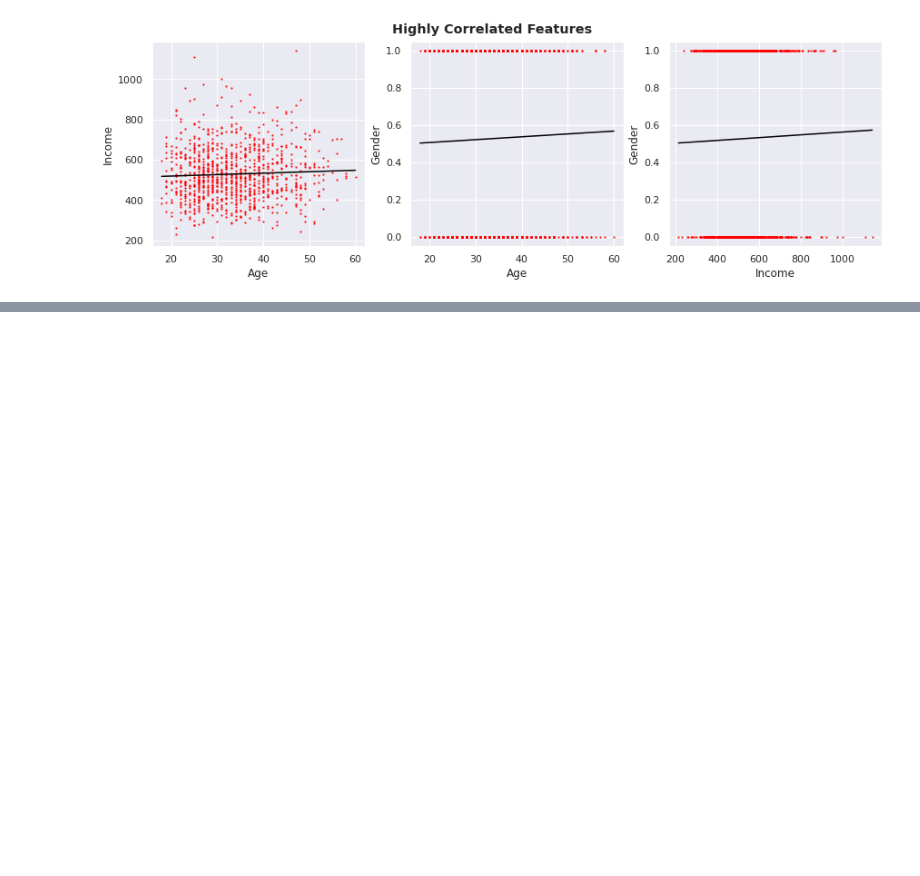
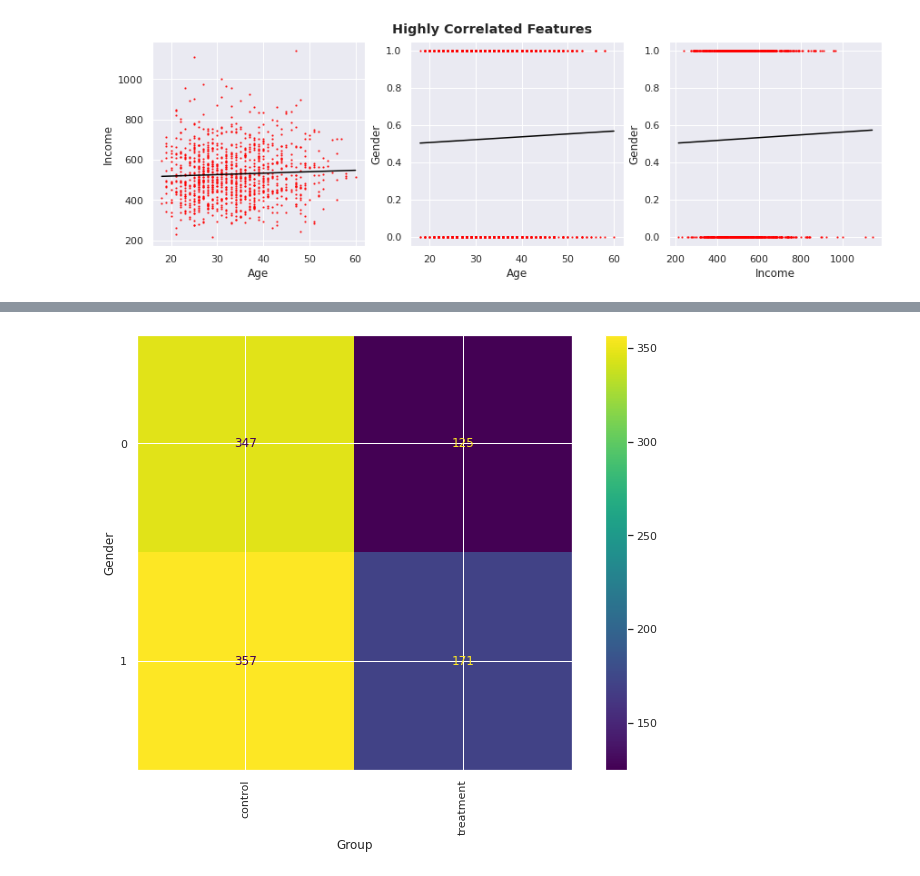
Before and after one commit to beatwad/kaggle_tips, a Jupyter notebook: Visualization/Tabular.ipynb, the cells around one changed output, grey strips where cells are left out. Saved outputs shown, nothing was run; the diff lists cells and outputs as text; code cells hidden in the pictures; blank space fills up the shorter version.

```diff
--- a/Visualization/Tabular.ipynb
+++ b/Visualization/Tabular.ipynb
@@ -336,0 +355,14 @@ plt.show()
+# %%
+from sklearn.metrics import confusion_matrix, ConfusionMatrixDisplay
+
+cm = confusion_matrix(df['Gender'], df['Group'].map({'control': 0, 'treatment': 1}))
+disp = ConfusionMatrixDisplay(confusion_matrix=cm, display_labels=[0, 1])
+disp.plot()
+
+plt.xlabel('Group')
+plt.ylabel('Gender')
+plt.xticks([0, 1], ['control', 'treatment'], rotation='vertical')
+
+plt.show()
+# %% [output]
+[figure, added]
```
Also changed, not shown: parts of 6 cells of this notebook, 2 other files.
